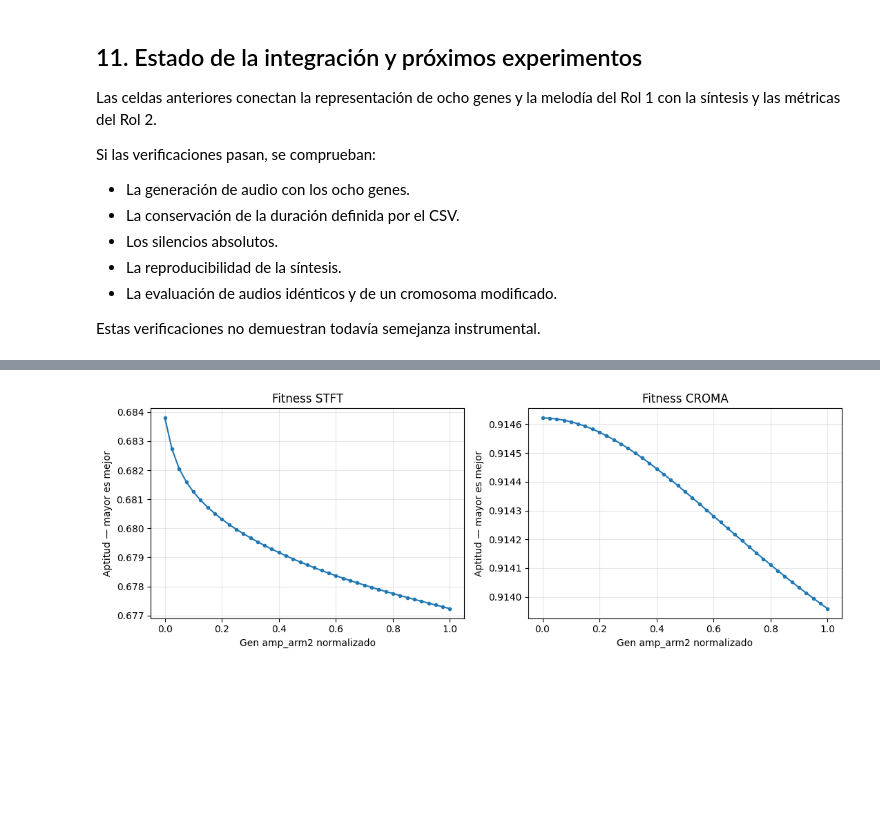
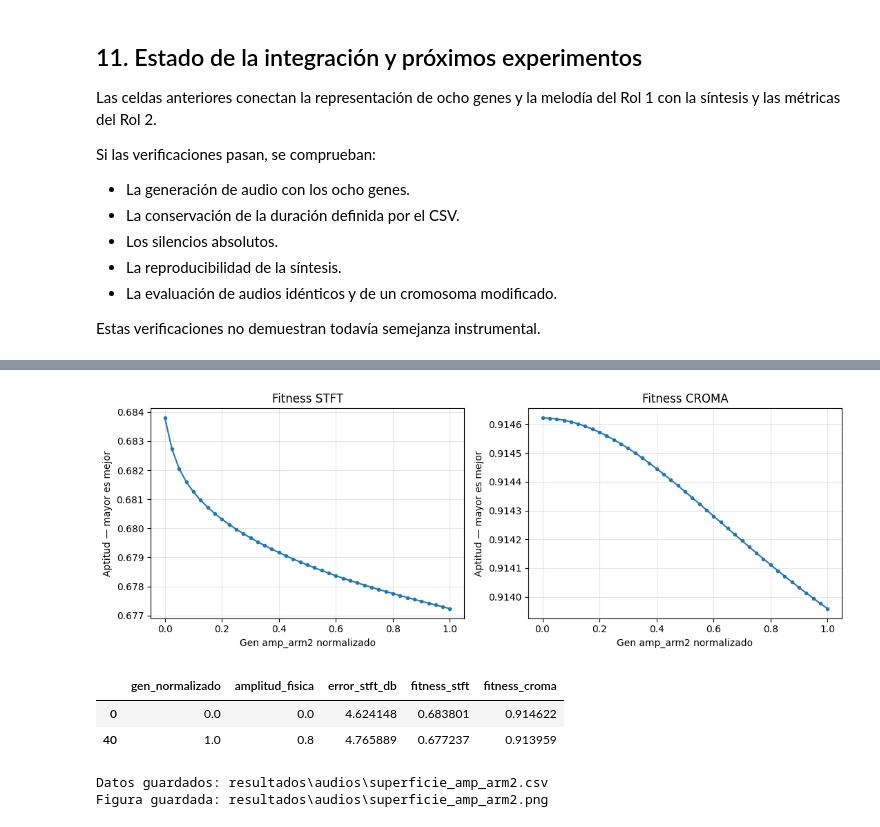
Before and after one commit to AlejoHuay/silbido-a-instrumento-prototipo-AG-IA, a Jupyter notebook: notebooks/02_rol2_sintesis_fitness.ipynb, the cells around one changed output, grey strips where cells are left out. Drawn from its saved outputs; the diff is of its cells as text; code cells hidden in the pictures; blank space fills up the shorter version.

```diff
--- a/notebooks/02_rol2_sintesis_fitness.ipynb
+++ b/notebooks/02_rol2_sintesis_fitness.ipynb
@@ -809,56 +1051,112 @@ de fitness de ocho dimensiones.
 # %%
 import matplotlib.pyplot as plt
 
-indice_gen = rep.obtener_nombres_genes().index("amp_arm2")
+
+GEN_BARRIDO = "amp_arm2"
+
+indice_gen = rep.obtener_nombres_genes().index(
+    GEN_BARRIDO
+)
+
 filas_barrido = []
 
 for valor in np.linspace(0.0, 1.0, 41):
     cromosoma = gen_prueba.copy()
     cromosoma[indice_gen] = valor
 
+    valido, mensaje = rep.validar_individuo(
+        cromosoma
+    )
+
+    if not valido:
+        raise ValueError(mensaje)
+
+    parametros_barrido = rep.decodificar(
+        cromosoma
+    )
+
     senal = sintetizar_instrumento(
-        notas, duraciones, cromosoma
+        notas,
+        duraciones,
+        cromosoma,
     )
 
     filas_barrido.append({
         "gen_normalizado": float(valor),
-        "amplitud_fisica": rep.decodificar(cromosoma)["amp_arm2"],
+        "amplitud_fisica": parametros_barrido[
+            GEN_BARRIDO
+        ],
         **evaluar_audio(senal, referencia),
     })
 
+
 barrido = pd.DataFrame(filas_barrido)
 
+ruta_barrido = (
+    CARPETA_AUDIO / "superficie_amp_arm2.csv"
+)
+
 barrido.to_csv(
-    CARPETA_ROL2 / "superficie_amp_arm2.csv",
+    ruta_barrido,
     index=False,
 )
 
-fig, ejes = plt.subplots(1, 2, figsize=(11, 4))
+fig, ejes = plt.subplots(
+    1,
+    2,
+    figsize=(11, 4),
+)
 
-for eje, metrica in zip(ejes, ["stft", "croma"]):
+for eje, metrica in zip(
+    ejes,
+    ("stft", "croma"),
+):
     eje.plot(
         barrido["gen_normalizado"],
         barrido[f"fitness_{metrica}"],
         marker=".",
     )
+
     eje.set(
         title=f"Fitness {metrica.upper()}",
         xlabel="Gen amp_arm2 normalizado",
         ylabel="Aptitud — mayor es mejor",
     )
+
     eje.grid(alpha=0.3)
 
 fig.tight_layout()
 
+ruta_figura = (
+    CARPETA_AUDIO / "superficie_amp_arm2.png"
+)
+
 fig.savefig(
-    CARPETA_ROL2 / "superficie_amp_arm2.png",
+    ruta_figura,
     dpi=180,
     bbox_inches="tight",
 )
 
 plt.show()
+
+display(barrido.iloc[[0, -1]])
+
+print(
+    "Datos guardados:",
+    ruta_barrido.relative_to(RAIZ),
+)
+
+print(
+    "Figura guardada:",
+    ruta_figura.relative_to(RAIZ),
+)
 # %% [output]
 [figure]
+|  | gen_normalizado | amplitud_fisica | error_stft_db | fitness_stft | fitness_croma |
+| 0 | 0.0 | 0.0 | 4.624148 | 0.683801 | 0.914622 |
+| 40 | 1.0 | 0.8 | 4.765889 | 0.677237 | 0.913959 |
+Datos guardados: resultados\audios\superficie_amp_arm2.csv
+Figura guardada: resultados\audios\superficie_amp_arm2.png
 # %% [markdown]
 ## 15. Exportación y comparación auditiva
 
```
Also changed, not shown: parts of 15 cells of this notebook, 11 other files.
